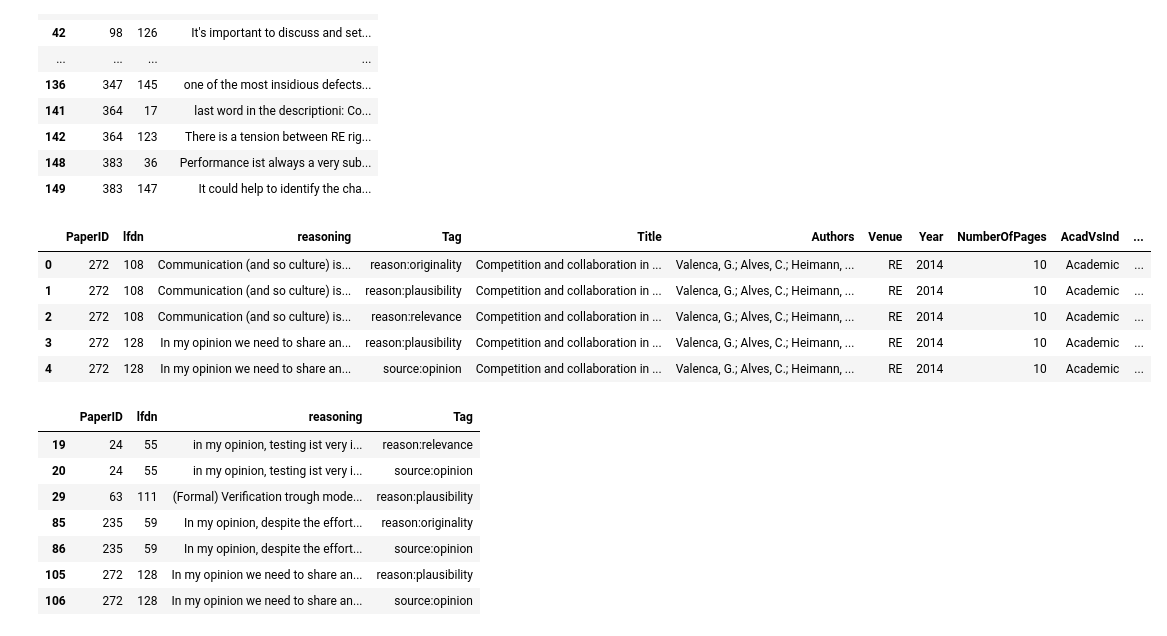
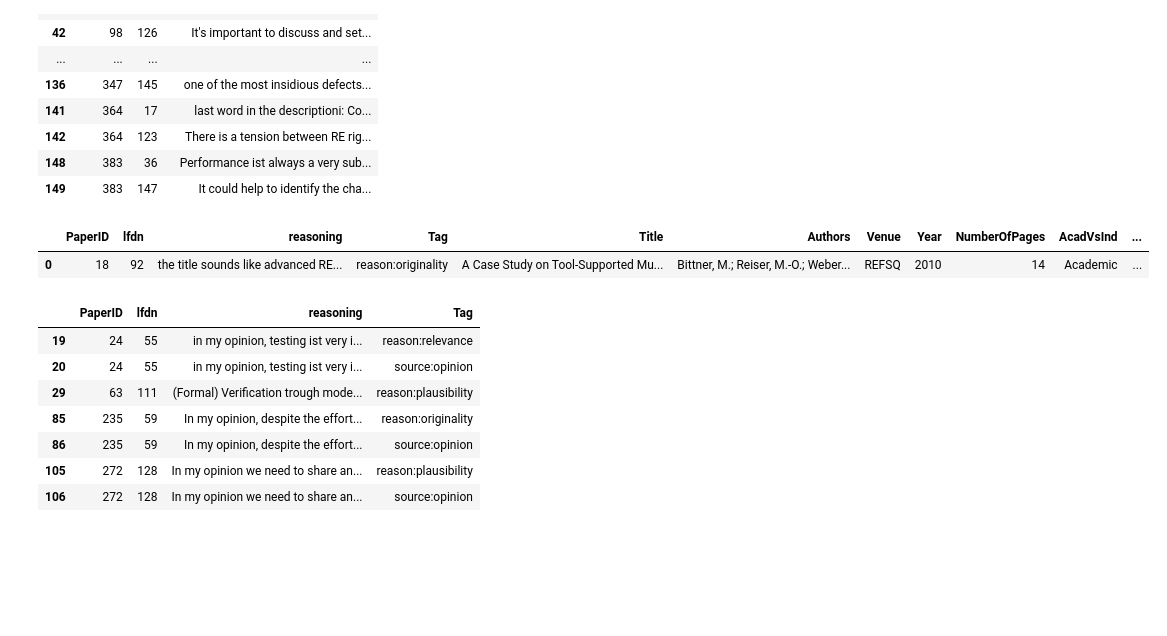
Before and after one commit to mendezfe/repract2018, a Jupyter notebook: notebooks/codedtruth/bsc-chapter-3-section-3.ipynb, the cells around one changed output. Saved outputs shown, nothing was run; the diff lists cells and outputs as text; code cells hidden in the pictures; blank space fills up the shorter version.

```diff
--- a/notebooks/codedtruth/bsc-chapter-3-section-3.ipynb
+++ b/notebooks/codedtruth/bsc-chapter-3-section-3.ipynb
@@ -92,14 +92,10 @@ pos[['PaperID', 'lfdn', 'reasoning']].drop_duplicates().groupby(['PaperID']).fil
 | 148 | 383 | 36 | Performance ist always a very sub... |
 | 149 | 383 | 147 | It could help to identify the cha... |
 # %%
-pos[pos.PaperID == 272].merge(papers)
+pos[pos.PaperID == 18].merge(papers)
 # %% [output]
 |  | PaperID | lfdn | reasoning | Tag | Title | Authors | Venue | Year | NumberOfPages | AcadVsInd | ... |
-| 0 | 272 | 108 | Communication (and so culture) is... | reason:originality | Competition and collaboration in ... | Valenca, G.; Alves, C.; Heimann, ... | RE | 2014 | 10 | Academic | ... |
-| 1 | 272 | 108 | Communication (and so culture) is... | reason:plausibility | Competition and collaboration in ... | Valenca, G.; Alves, C.; Heimann, ... | RE | 2014 | 10 | Academic | ... |
-| 2 | 272 | 108 | Communication (and so culture) is... | reason:relevance | Competition and collaboration in ... | Valenca, G.; Alves, C.; Heimann, ... | RE | 2014 | 10 | Academic | ... |
-| 3 | 272 | 128 | In my opinion we need to share an... | reason:plausibility | Competition and collaboration in ... | Valenca, G.; Alves, C.; Heimann, ... | RE | 2014 | 10 | Academic | ... |
-| 4 | 272 | 128 | In my opinion we need to share an... | source:opinion | Competition and collaboration in ... | Valenca, G.; Alves, C.; Heimann, ... | RE | 2014 | 10 | Academic | ... |
+| 0 | 18 | 92 | the title sounds like advanced RE... | reason:originality | A Case Study on Tool-Supported Mu... | Bittner, M.; Reiser, M.-O.; Weber... | REFSQ | 2010 | 14 | Academic | ... |
 # %%
 pos[pos.reasoning.str.contains('opinion')]
 # %% [output]
```
Also changed, not shown: parts of 8 cells of this notebook.
